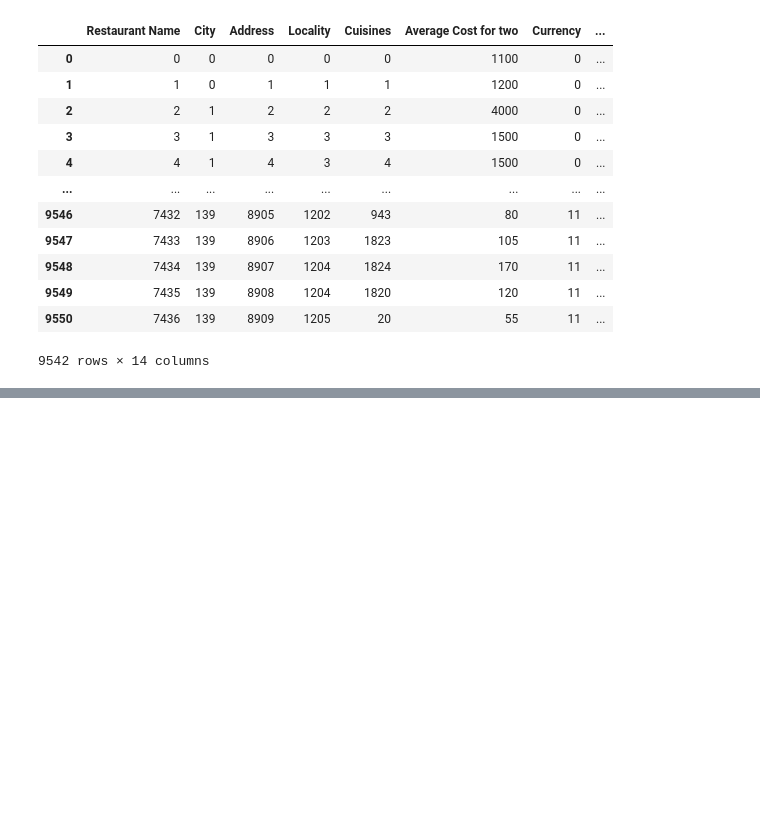
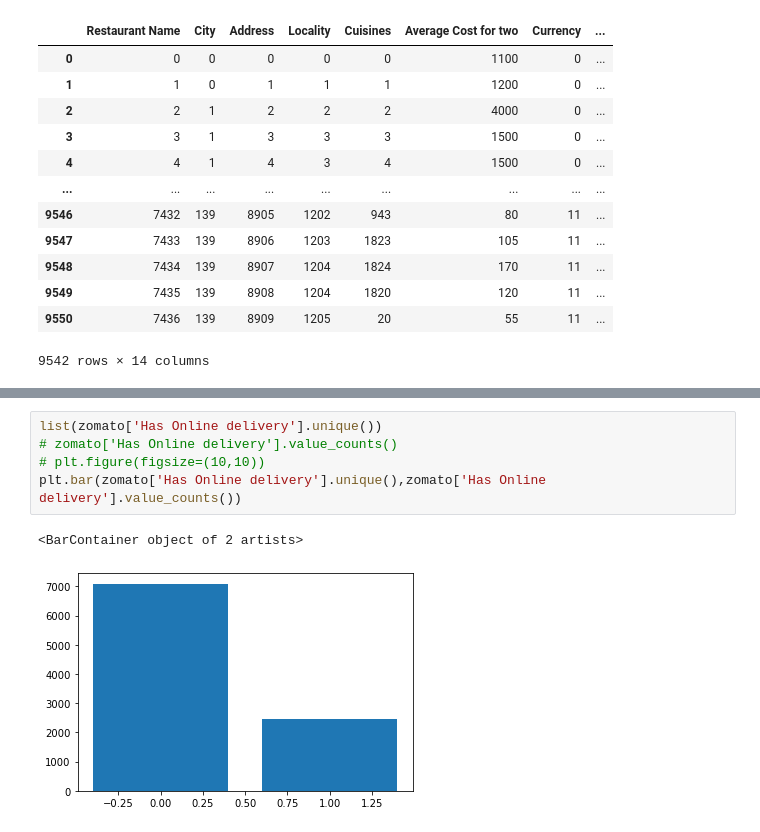
Before and after one commit to kaminithakur1995/pyhton, a Jupyter notebook: Zomato Restaurant.ipynb, the cells around one changed output, grey strips where cells are left out. Saved outputs shown, nothing was run; the diff lists cells and outputs as text; blank space fills up the shorter version.

```diff
--- a/Zomato Restaurant.ipynb
+++ b/Zomato Restaurant.ipynb
@@ -206,0 +207,8 @@ zomato_encode.corr
+# %%
+list(zomato['Has Online delivery'].unique())
+# zomato['Has Online delivery'].value_counts()
+# plt.figure(figsize=(10,10))
+plt.bar(zomato['Has Online delivery'].unique(),zomato['Has Online delivery'].value_counts())
+# %% [output]
+<BarContainer object of 2 artists>
+[figure, added]
```
Also changed, not shown: parts of 4 cells of this notebook.
